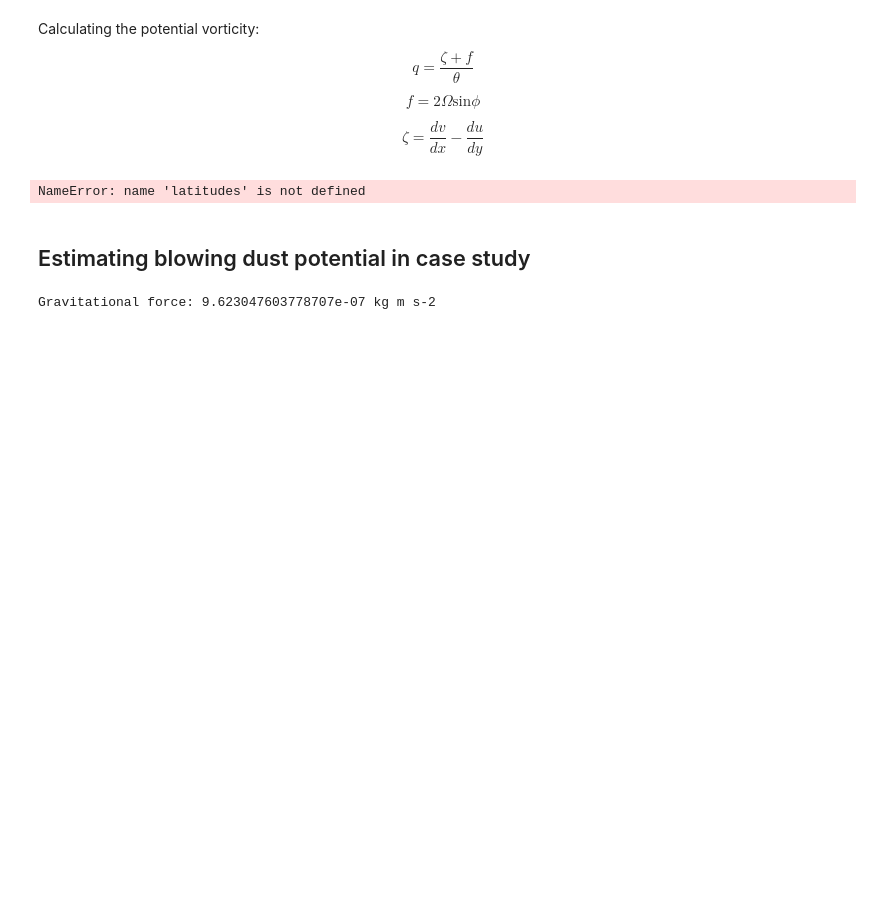
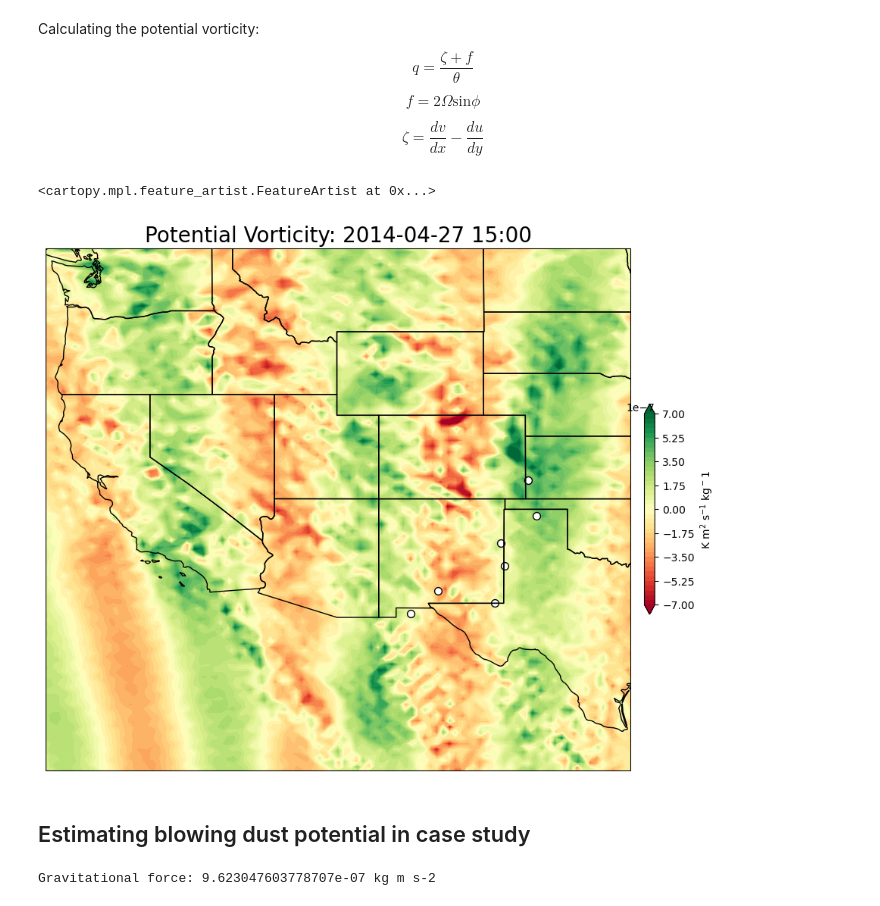
Before and after one commit to jesseturner/Dust_Plumes, a Jupyter notebook: Case_Study.ipynb, the cells around one changed output. Cells and saved outputs as stored; diff of their text form; code cells hidden in the pictures; blank space fills up the shorter version.

```diff
--- a/Case_Study.ipynb
+++ b/Case_Study.ipynb
@@ -265,13 +276,15 @@ $$
 $$
 \zeta = \frac{dv}{dx} - \frac{du}{dy}
 $$
+# %%
+phi = u_ds_sel.uwnd.lat.values[:,0] #latitudes
+omega = 7.3e-5 #rad s-1
+
+f = omega * np.sin(phi)
+# %%
+du_dy = u_ds_sel['uwnd'].differentiate('y')
+dv_dx = v_ds_sel['vwnd'].differentiate('x')
 # %%
-phi = latitudes
-omega = 7.3e-5 #rad s-1
-
-f = omega * np.sin(phi)
-zeta = dv/dx - du/dy
-
-q = (zeta + f)/PT
+zeta = dv_dx - du_dy
-# %% [output]
-NameError: name 'latitudes' is not defined
+# %%
+PT = pottemp_ds_sel.pottmp
@@ -278,3 +293,26 @@ NameError: name 'latitudes' is not defined
+# %%
+projection=ccrs.PlateCarree()
+fig,ax=plt.subplots(1, figsize=(12,12),subplot_kw={'projection': projection})
+cmap = plt.cm.RdYlGn
+
+levels = np.linspace(-7e-7, 7e-7, 41)
+
+ax.set_extent([-125, -97, 24, 49], crs=ccrs.PlateCarree())
+
+z=ax.contourf(u_ds_sel.lon, u_ds_sel.lat, q, cmap=cmap, levels=levels, extend='both')
+clb=plt.colorbar(z, shrink=0.3, pad=0.02, ax=ax)
+
+dust=ax.scatter(df_case.longitude, df_case.latitude, c='white', edgecolors='black', s=50)
+
+formatted_dt = dt.strftime('%Y-%m-%d %H:%M')
+ax.set_title('Potential Vorticity: '+formatted_dt, size=20)
+clb.set_label('K m$^2$ s$^{-1}$ kg$^-1$ ')
+
+
+ax.add_feature(cfeature.STATES)
+# %% [output]
+<cartopy.mpl.feature_artist.FeatureArtist at 0x...>
+[figure, added]
 # %% [markdown]
 ## Estimating blowing dust potential in case study
 # %%
```
Also changed, not shown: parts of 4 cells of this notebook.
